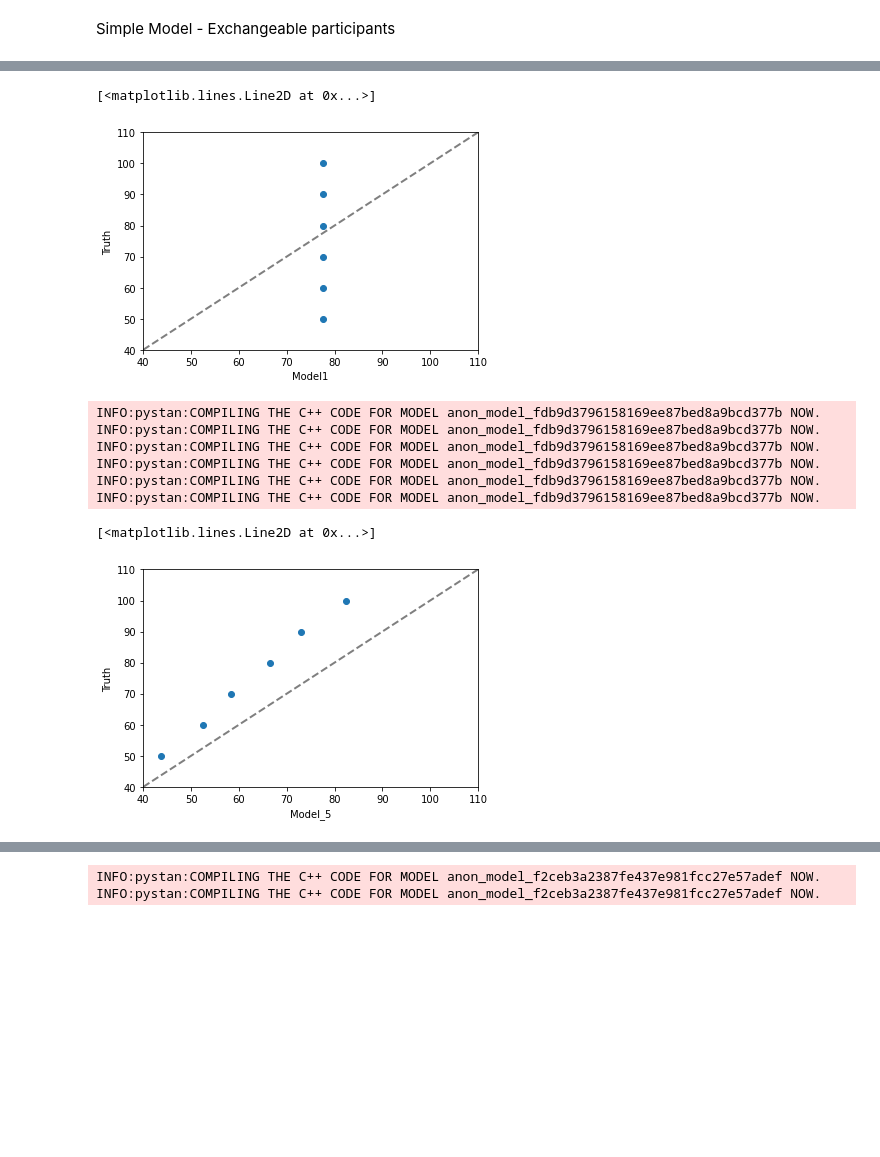
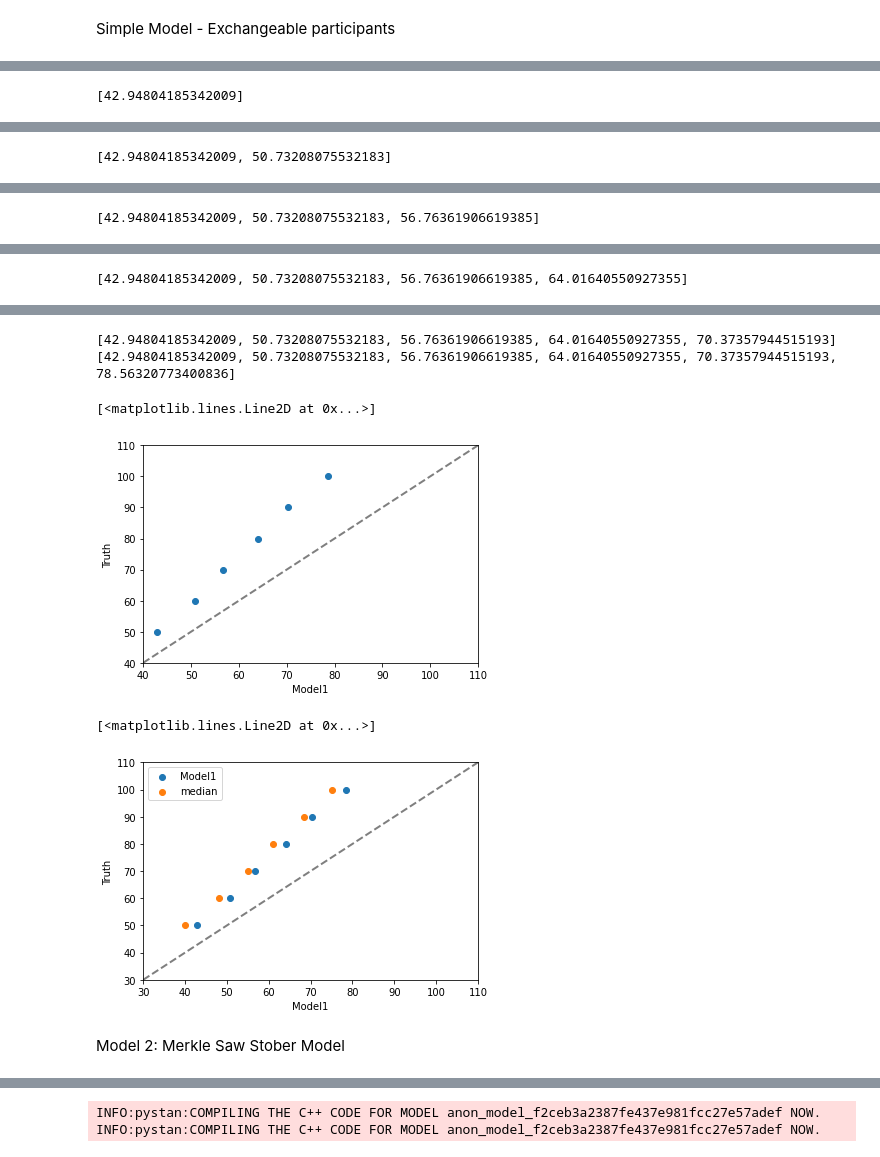
Before and after one commit to aakriti1kumar/Psych237-ScalarEstimation, a Jupyter notebook: 237_Models.ipynb, the cells around one changed output, grey strips where cells are left out. Drawn from its saved outputs; the diff is of its cells as text; code cells hidden in the pictures; blank space fills up the shorter version.

```diff
--- a/237_Models.ipynb
+++ b/237_Models.ipynb
@@ -40,5 +39,5 @@ from scipy.special import btdtri, logit, softmax
 # %%
-df = pd.read_csv("/content/drive/MyDrive/crone_data.csv")
+df = pd.read_csv("https://raw.githubusercontent.com/aakriti1kumar/Psych237-ScalarEstimation/main/crone_data.csv")
 df = df[df['Experiment']=='crone1']
 I=int(len(df['UserID'].unique()))
 J = int(len(df['UserID'])/I)
@@ -135,3 +136,0 @@ generated quantities {
-# %%
-data_model1  = {"N": N, "y":y}
-fit = pystan.stan(model_code=model1, data=data_model1, iter=1000, chains=4)
@@ -405,18 +136,0 @@ plt.hist((fit_model4['mu'].mean(axis=0)).reshape(60*63,))
-# %%
-model4_response = []
-x = (fit_model4['mu'].mean(axis=0)).reshape(60*63,)
-for i in [50,60,70,80,90,100]:
-  # print(theta[theta==i])
-  model4_response.append(x[theta==i].mean())
-  # print(model3_response)
-
-plt.scatter(model4_response,[50,60,70,80,90,100])
-plt.xlabel("Model1")
-plt.ylabel("Truth")
-plt.xlim(40,110)
-plt.ylim(40,110)
-xpoints = ypoints = plt.xlim()
-plt.plot(xpoints, ypoints, linestyle='--', color='k', lw=2, scalex=False, scaley=False, alpha = .5)
-# %% [output]
-[<matplotlib.lines.Line2D at 0x...>]
-[figure, removed]
@@ -459,26 +136,0 @@ model{
-# %%
-model5_theta = []
-for i in [50,60,70,80,90,100]:
-  stim = y[theta==i].values.reshape(I,10)
-  data_model5  = {"I":I, "J":10, "y":stim}
-  model5 = pystan.StanModel(model_code=model5_code)
-  fit_model5 = model5.sampling(data=data_model5, chains=4, seed=111)
-  model5_theta.append(fit_model5['theta'].mean())
-# %% [output]
-INFO:pystan:COMPILING THE C++ CODE FOR MODEL anon_model_fdb9d3796158169ee87bed8a9bcd377b NOW.
-INFO:pystan:COMPILING THE C++ CODE FOR MODEL anon_model_fdb9d3796158169ee87bed8a9bcd377b NOW.
-INFO:pystan:COMPILING THE C++ CODE FOR MODEL anon_model_fdb9d3796158169ee87bed8a9bcd377b NOW.
-INFO:pystan:COMPILING THE C++ CODE FOR MODEL anon_model_fdb9d3796158169ee87bed8a9bcd377b NOW.
-INFO:pystan:COMPILING THE C++ CODE FOR MODEL anon_model_fdb9d3796158169ee87bed8a9bcd377b NOW.
-INFO:pystan:COMPILING THE C++ CODE FOR MODEL anon_model_fdb9d3796158169ee87bed8a9bcd377b NOW.
-# %%
-plt.scatter(model5_theta,[50,60,70,80,90,100])
-plt.xlabel("Model_5")
-plt.ylabel("Truth")
-plt.xlim(40,110)
-plt.ylim(40,110)
-xpoints = ypoints = plt.xlim()
-plt.plot(xpoints, ypoints, linestyle='--', color='k', lw=2, scalex=False, scaley=False, alpha = .5)
-# %% [output]
-[<matplotlib.lines.Line2D at 0x...>]
-[figure, removed]
@@ -484,0 +155,8 @@ plt.plot(xpoints, ypoints, linestyle='--', color='k', lw=2, scalex=False, scaley
+# %%
+model1_response = []
+for value in [50,60,70,80,90,100]:
+  data_model1= {"N":I*10, "y":y[theta==value]}
+  fit = pystan.stan(model_code=model1, data=data_model1, iter=1000, chains=4)
+  model1_response.append(fit['mu'].mean())
+  print(model1_response)
+# %% [output]
@@ -484,0 +167 @@ plt.plot(xpoints, ypoints, linestyle='--', color='k', lw=2, scalex=False, scaley
+[42.94804185342009]
@@ -484,0 +170 @@ plt.plot(xpoints, ypoints, linestyle='--', color='k', lw=2, scalex=False, scaley
+[42.94804185342009, 50.73208075532183]
@@ -484,0 +173 @@ plt.plot(xpoints, ypoints, linestyle='--', color='k', lw=2, scalex=False, scaley
+[42.94804185342009, 50.73208075532183, 56.76361906619385]
@@ -484,0 +176 @@ plt.plot(xpoints, ypoints, linestyle='--', color='k', lw=2, scalex=False, scaley
+[42.94804185342009, 50.73208075532183, 56.76361906619385, 64.01640550927355]
@@ -484,0 +179,19 @@ plt.plot(xpoints, ypoints, linestyle='--', color='k', lw=2, scalex=False, scaley
+[42.94804185342009, 50.73208075532183, 56.76361906619385, 64.01640550927355, 70.37357944515193]
+[42.94804185342009, 50.73208075532183, 56.76361906619385, 64.01640550927355, 70.37357944515193, 78.56320773400836]
+[<matplotlib.lines.Line2D at 0x...>]
+[figure, added]
+# %%
+plt.scatter(model1_response,[50,60,70,80,90,100], label = "Model1")
+plt.scatter(median_response,[50,60,70,80,90,100], label = "median")
+plt.xlabel("Model1")
+plt.ylabel("Truth")
+plt.xlim(30,110)
+plt.ylim(30,110)
+xpoints = ypoints = plt.xlim()
+plt.legend()
+plt.plot(xpoints, ypoints, linestyle='--', color='k', lw=2, scalex=False, scaley=False, alpha = .5)
+# %% [output]
+[<matplotlib.lines.Line2D at 0x...>]
+[figure, added]
+# %% [markdown]
+Model 2: Merkle Saw Stober Model
```
Also changed, not shown: parts of 45 cells of this notebook.
